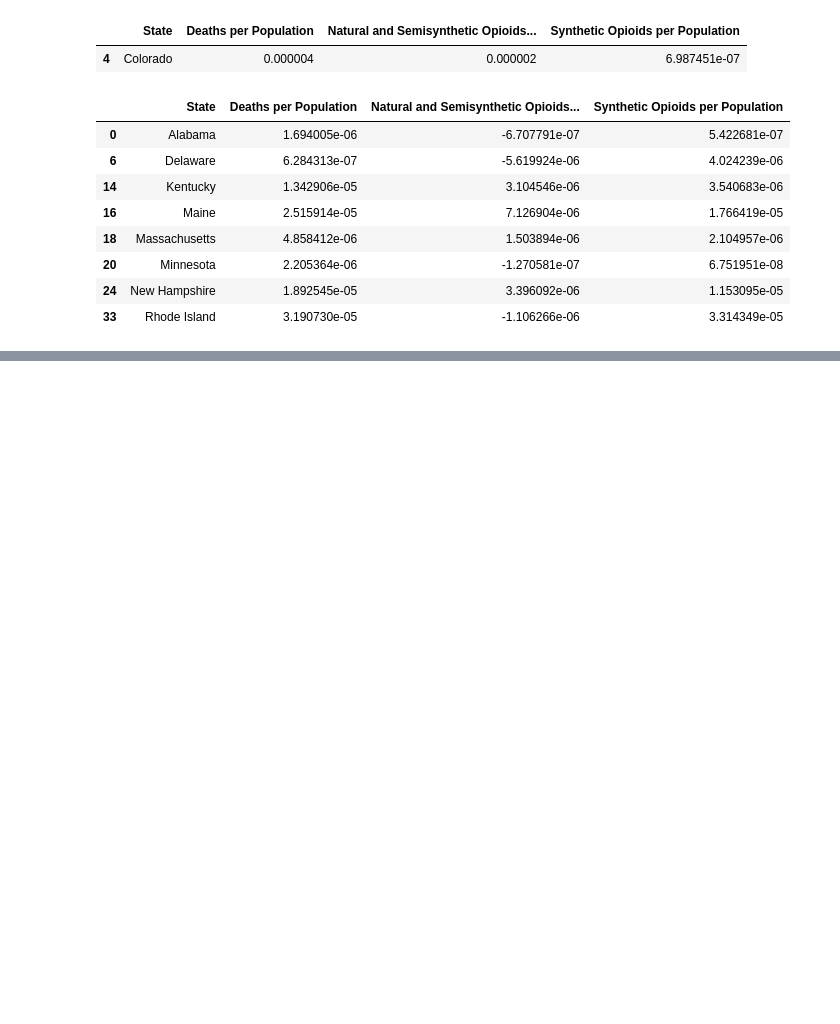
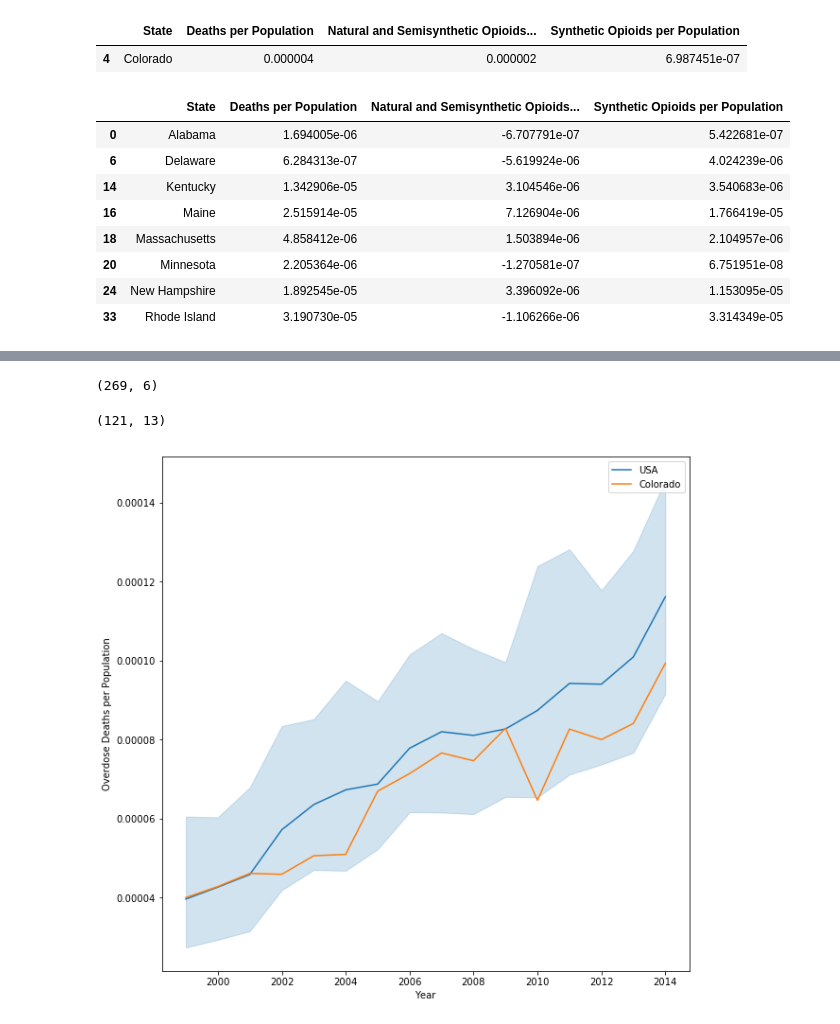
Before and after one commit to displaced-lobster/BDC2019, a Jupyter notebook: Colorado.ipynb, the cells around one changed output, grey strips where cells are left out. Saved outputs shown, nothing was run; the diff lists cells and outputs as text; code cells hidden in the pictures; blank space fills up the shorter version.

```diff
--- a/Colorado.ipynb
+++ b/Colorado.ipynb
@@ -704,0 +961,18 @@ df_growth[df_growth['Synthetic Opioids per Population'] > df_growth['Natural and
+# %%
+crime_sub_2012 = crime_sub[crime_sub['Year'] >= 2012]
+crime_sub_2012.shape
+# %% [output]
+(269, 6)
+# %%
+df_death_2012 = df_death[df_death['Year'] >= 2012]
+df_death_2012.shape
+# %% [output]
+(121, 13)
+# %%
+plt.figure(figsize=(10, 10))
+ax = sns.lineplot(x='Year', y='Deaths per Population', data=df_death, label='USA', ci=100)
+ax = sns.lineplot(x='Year', y='Deaths per Population', data=df_death[df_death['State'] == 'Colorado'], label='Colorado')
+plt.ylabel('Overdose Deaths per Population')
+plt.show()
+# %% [output]
+[figure, added]
```
Also changed, not shown: parts of 70 cells of this notebook.
